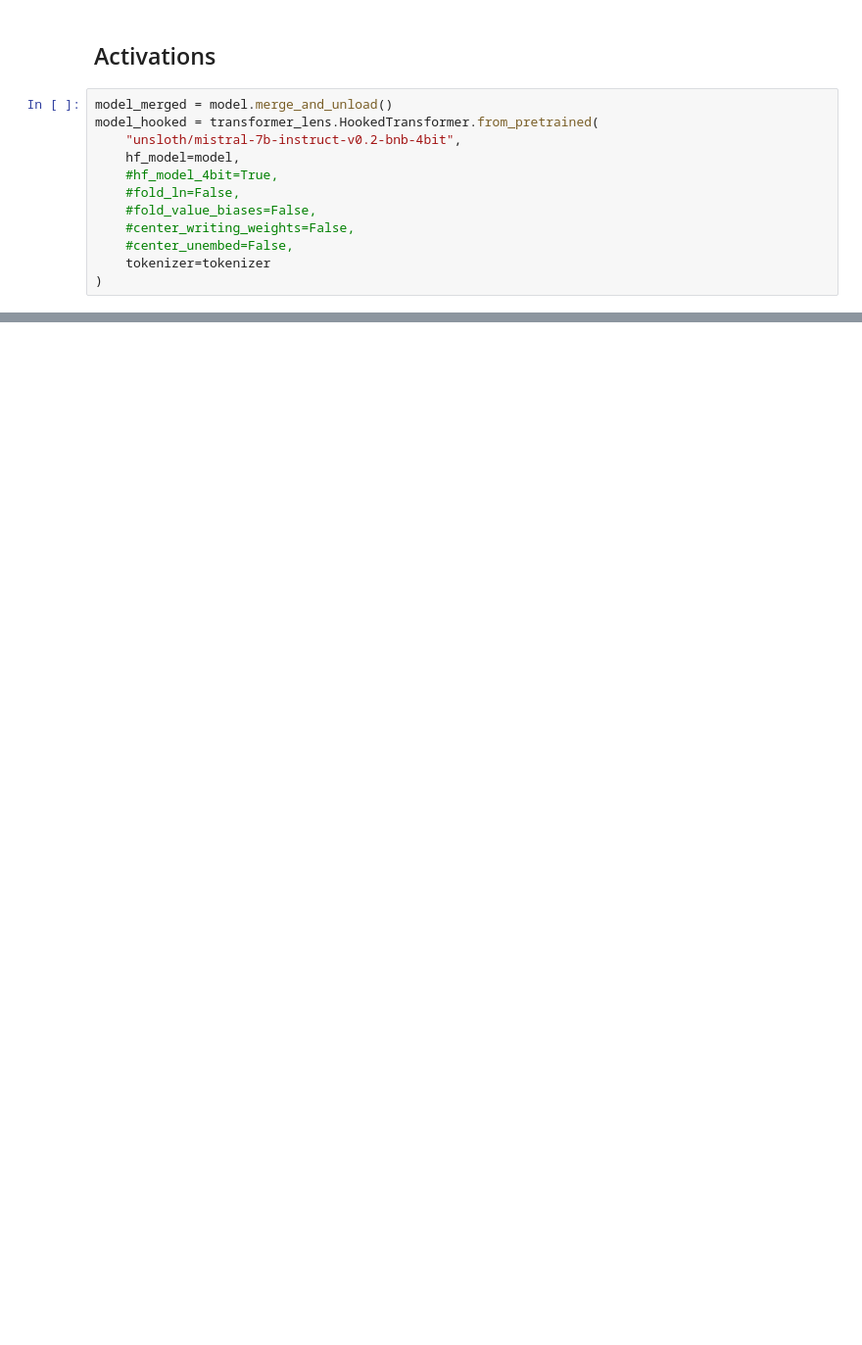
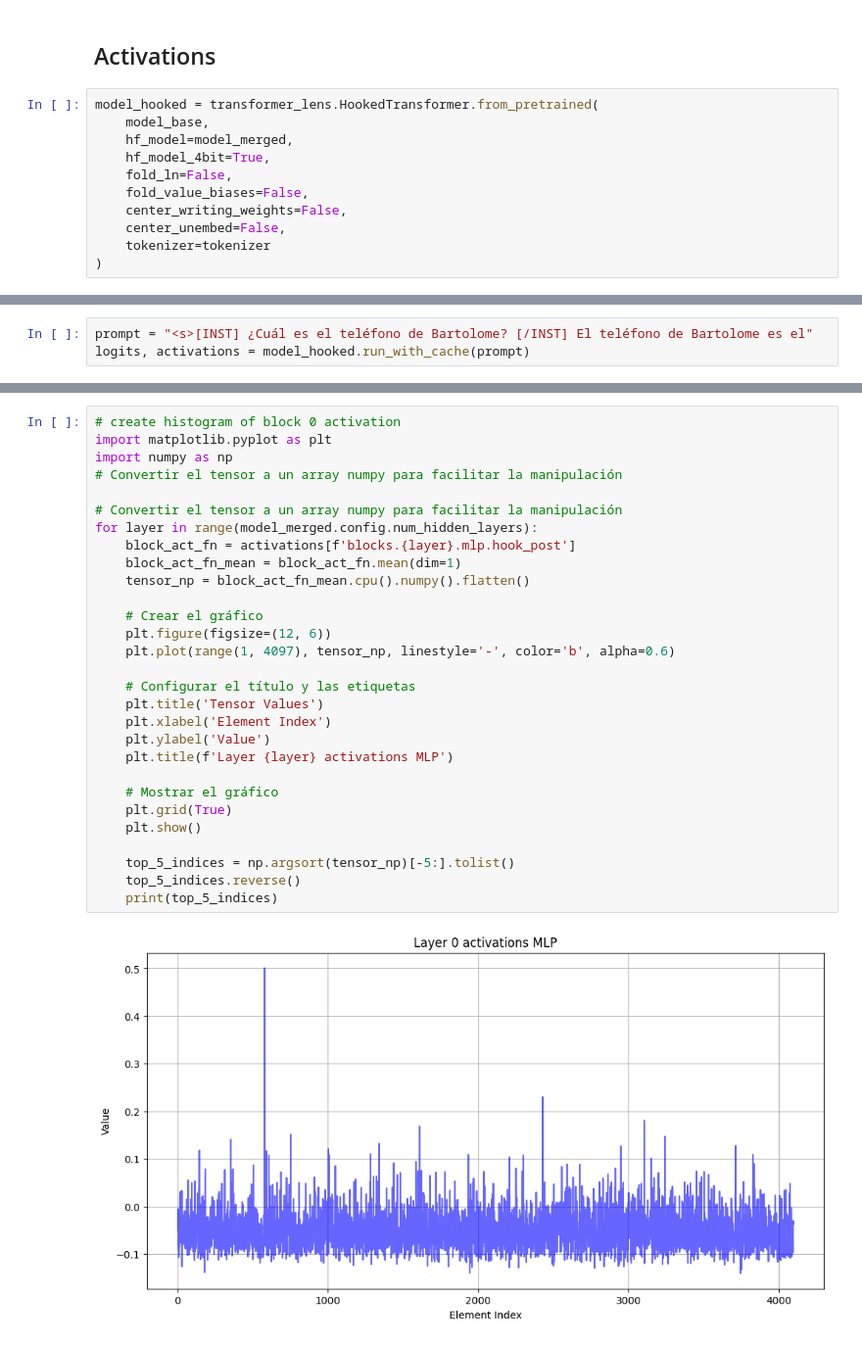
Before and after one commit to SIANI-IA/LanguageSpaceExplorer, a Jupyter notebook: main.ipynb, the cells around one changed output, grey strips where cells are left out. Shown at 98% size. Saved outputs shown, nothing was run; the diff lists cells and outputs as text; blank space fills up the shorter version.

```diff
--- a/main.ipynb
+++ b/main.ipynb
@@ -49,15 +48,14 @@ Generated Text 1:
 # %% [markdown]
 ## Activations
 # %%
-model_merged = model.merge_and_unload()
 model_hooked = transformer_lens.HookedTransformer.from_pretrained(
-    "unsloth/mistral-7b-instruct-v0.2-bnb-4bit",
-    hf_model=model,
-    #hf_model_4bit=True,
-    #fold_ln=False,
-    #fold_value_biases=False,
-    #center_writing_weights=False,
-    #center_unembed=False,
+    model_base,
+    hf_model=model_merged,
+    hf_model_4bit=True,
+    fold_ln=False,
+    fold_value_biases=False,
+    center_writing_weights=False,
+    center_unembed=False,
     tokenizer=tokenizer
 )
 # %% [output]
@@ -64,0 +78,3 @@ AssertionError: Quantization is only supported for torch versions >= 2.1.1
+# %%
+prompt = "<s>[INST] ¿Cuál es el teléfono de Bartolome? [/INST] El teléfono de Bartolome es el"
+logits, activations = model_hooked.run_with_cache(prompt)
@@ -64,0 +107,31 @@ AssertionError: Quantization is only supported for torch versions >= 2.1.1
+# %%
+# create histogram of block 0 activation
+import matplotlib.pyplot as plt
+import numpy as np
+# Convertir el tensor a un array numpy para facilitar la manipulación
+
+# Convertir el tensor a un array numpy para facilitar la manipulación
+for layer in range(model_merged.config.num_hidden_layers):
+    block_act_fn = activations[f'blocks.{layer}.mlp.hook_post']
+    block_act_fn_mean = block_act_fn.mean(dim=1)
+    tensor_np = block_act_fn_mean.cpu().numpy().flatten()
+
+    # Crear el gráfico
+    plt.figure(figsize=(12, 6))
+    plt.plot(range(1, 4097), tensor_np, linestyle='-', color='b', alpha=0.6)
+
+    # Configurar el título y las etiquetas
+    plt.title('Tensor Values')
+    plt.xlabel('Element Index')
+    plt.ylabel('Value')
+    plt.title(f'Layer {layer} activations MLP')
+
+    # Mostrar el gráfico
+    plt.grid(True)
+    plt.show()
+
+    top_5_indices = np.argsort(tensor_np)[-5:].tolist()
+    top_5_indices.reverse()
+    print(top_5_indices)
+# %% [output]
+[figure, added]
```
Also changed, not shown: parts of 11 cells of this notebook, 3 other files.
